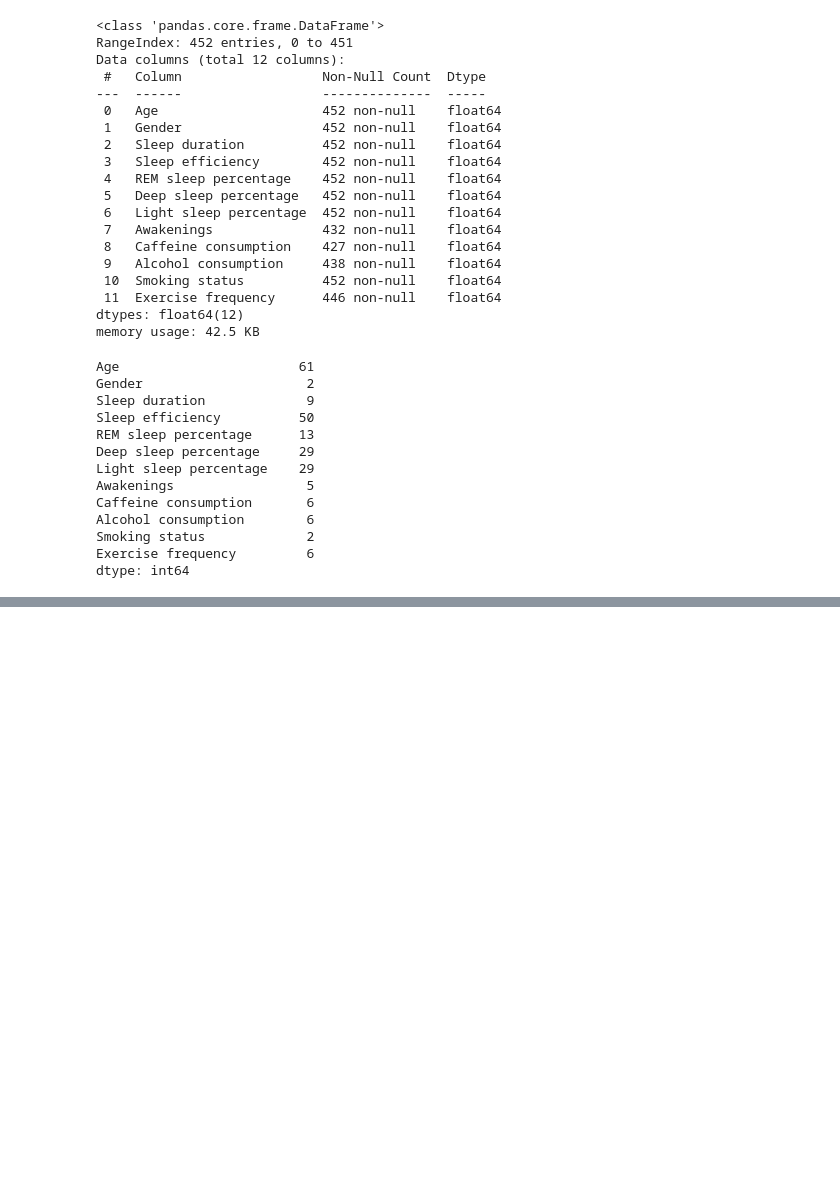
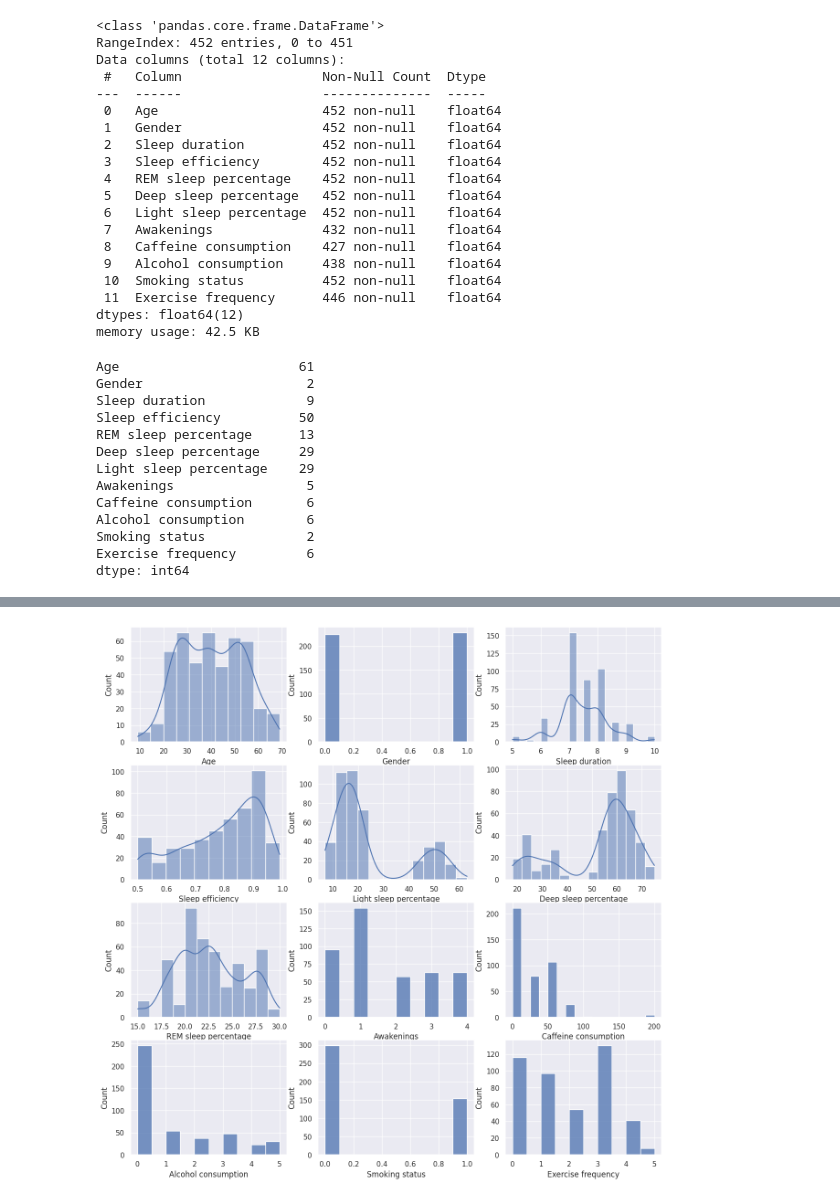
Before and after one commit to kvufee/sideTasks, a Jupyter notebook: dataAnalysisHW.ipynb, the cells around one changed output, grey strips where cells are left out. Drawn from its saved outputs; the diff is of its cells as text; code cells hidden in the pictures; blank space fills up the shorter version.

```diff
--- a/dataAnalysisHW.ipynb
+++ b/dataAnalysisHW.ipynb
@@ -74,0 +76,40 @@ data['Smoking status'] = data['Smoking status'].map({'Yes': 1, 'No': 0})
+# %%
+plt.figure(figsize=(15, 15))
+
+plt.subplot(4, 3, 1)
+sns.histplot(x=data['Age'], kde = True);
+
+plt.subplot(4, 3, 2)
+sns.histplot(x=data['Gender']);
+
+plt.subplot(4, 3, 3)
+sns.histplot(x=data['Sleep duration'], kde = True);
+
+plt.subplot(4, 3, 4)
+sns.histplot(x=data['Sleep efficiency'], kde = True);
+
+plt.subplot(4, 3, 5)
+sns.histplot(x=data['Light sleep percentage'], kde = True);
+
+plt.subplot(4, 3, 6)
+sns.histplot(x=data['Deep sleep percentage'], kde = True);
+
+plt.subplot(4, 3, 7)
+sns.histplot(x=data['REM sleep percentage'], kde = True);
+
+plt.subplot(4, 3, 8)
+sns.histplot(x=data['Awakenings']);
+
+plt.subplot(4, 3, 9)
+sns.histplot(x=data['Caffeine consumption']);
+
+plt.subplot(4, 3, 10)
+sns.histplot(x=data['Alcohol consumption']);
+
+plt.subplot(4, 3, 11)
+sns.histplot(x=data['Smoking status']);
+
+plt.subplot(4, 3, 12)
+sns.histplot(x=data['Exercise frequency']);
+# %% [output]
+[figure, added]
```
Also changed, not shown: parts of 6 cells of this notebook.
